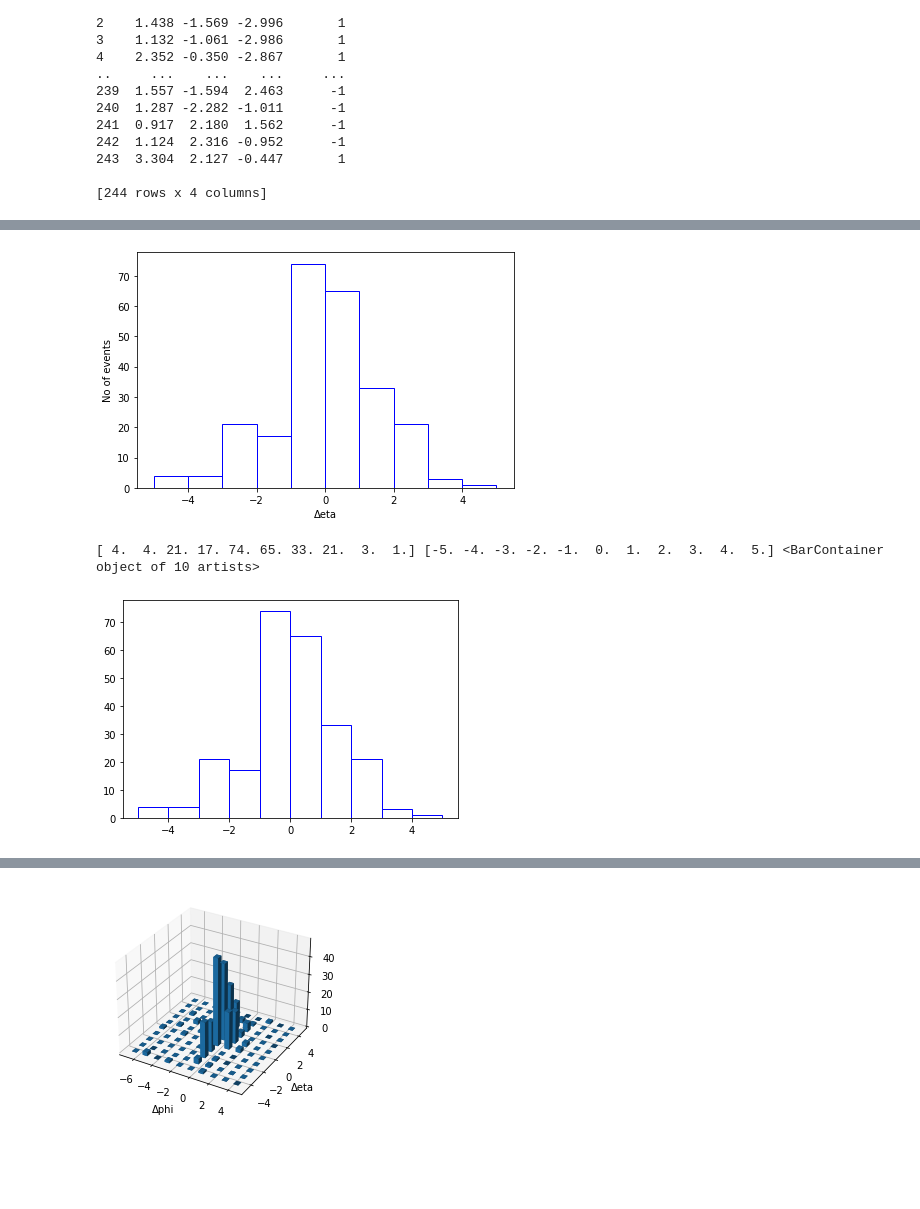
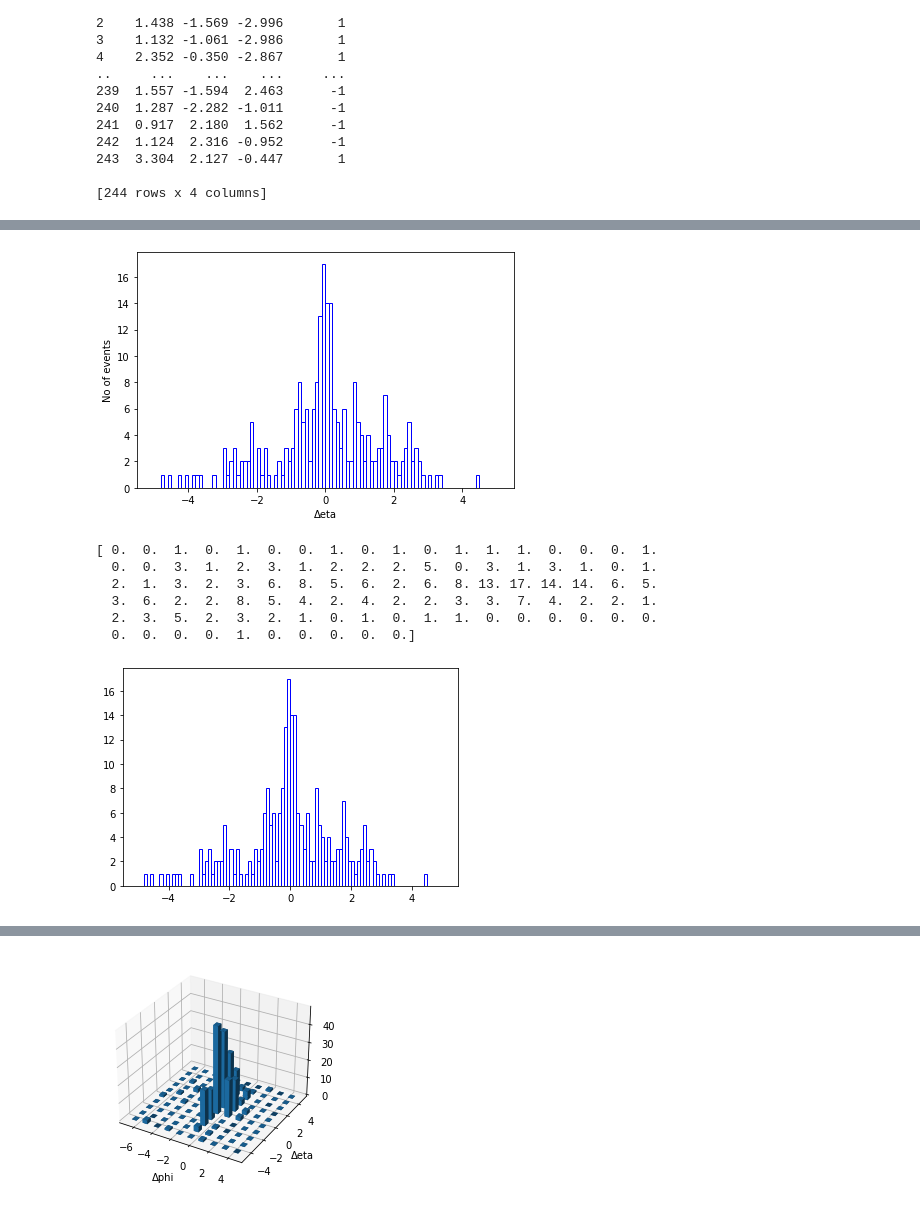
Before and after one commit to HarryWang0619/CIS_May_FinalProject, a Jupyter notebook: Zihao(test).ipynb, the cells around one changed output, grey strips where cells are left out. Drawn from its saved outputs; the diff is of its cells as text; code cells hidden in the pictures; blank space fills up the shorter version.

```diff
--- a/Zihao(test).ipynb
+++ b/Zihao(test).ipynb
@@ -49,7 +74,7 @@ zphi = ('1,   4,   3,   2,   0, 177,  51,   5,   0,   0')
 eta = data[data.columns[1]]
 deta = np.diff(eta)
 # %%
-nbins = 10
+nbins = 100
 xmin = -5
 xmax = 5
 plt.hist(deta,nbins,color="white", edgecolor="blue",range = [xmin,xmax])
@@ -58,12 +83,17 @@ plt.xlabel(r'Δeta')
 plt.tight_layout()
 plt.show()
 # %% [output]
-[figure, old version]
+[figure, new version]
 # %%
-counts, bins, bars2 = plt.hist(deta,nbins,color="white", edgecolor="blue",range = [xmin,xmax])
-print (counts, bins, bars2)
+counts2, bins, bars2 = plt.hist(deta,nbins,color="white", edgecolor="blue",range = [xmin,xmax])
+print (counts2)
 # %% [output]
-[ 4.  4. 21. 17. 74. 65. 33. 21.  3.  1.] [-5. -4. -3. -2. -1.  0.  1.  2.  3.  4.  5.] <BarContainer object of 10 artists>
+[ 0.  0.  1.  0.  1.  0.  0.  1.  0.  1.  0.  1.  1.  1.  0.  0.  0.  1.
+  0.  0.  3.  1.  2.  3.  1.  2.  2.  2.  5.  0.  3.  1.  3.  1.  0.  1.
+  2.  1.  3.  2.  3.  6.  8.  5.  6.  2.  6.  8. 13. 17. 14. 14.  6.  5.
+  3.  6.  2.  2.  8.  5.  4.  2.  4.  2.  2.  3.  3.  7.  4.  2.  2.  1.
+  2.  3.  5.  2.  3.  2.  1.  0.  1.  0.  1.  1.  0.  0.  0.  0.  0.  0.
+  0.  0.  0.  0.  1.  0.  0.  0.  0.  0.]
-[figure, old version]
+[figure, new version]
 # %%
 zeta = ('4,  4, 21, 17, 74, 65, 33, 21,  3,  1')
```
Also changed, not shown: parts of 9 cells of this notebook.
